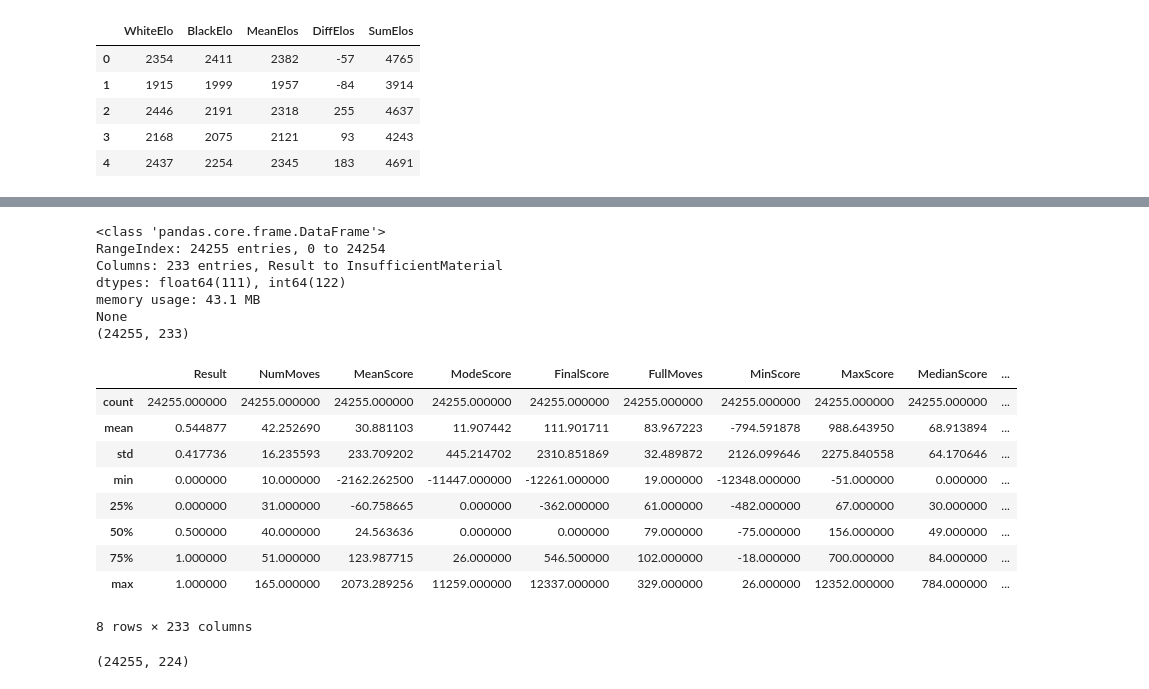
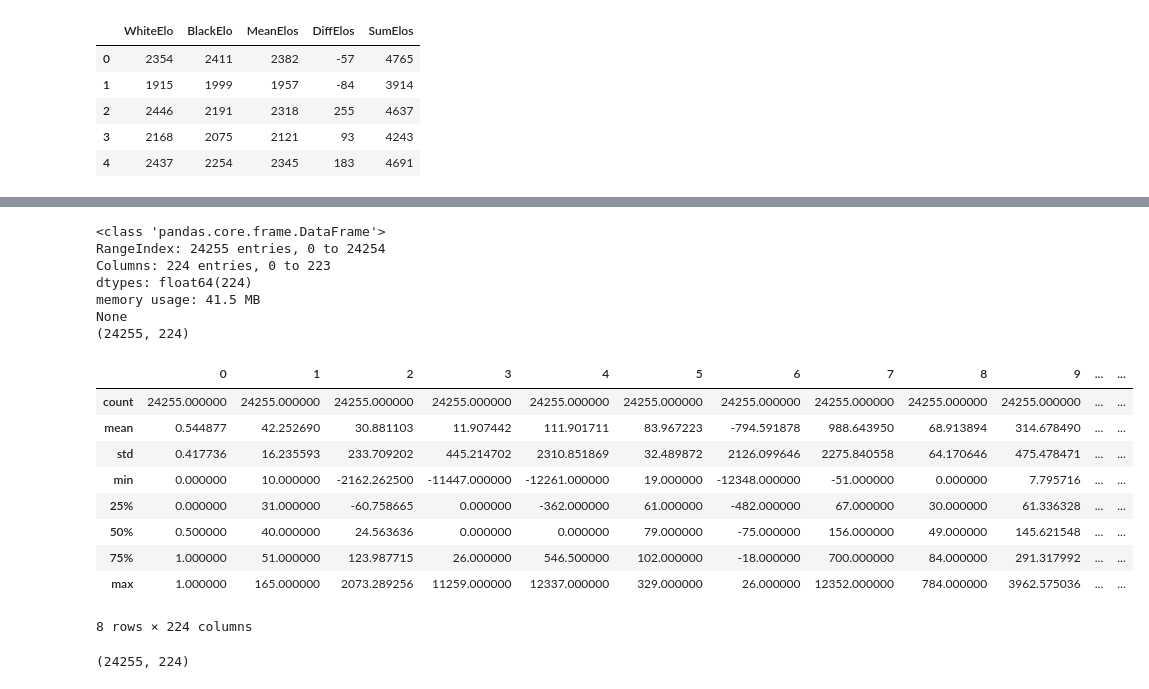
Before and after one commit to polinarod/PredictingRaitings, a Jupyter notebook: classifier.ipynb, the cells around one changed output, grey strips where cells are left out. Drawn from its saved outputs; the diff is of its cells as text; code cells hidden in the pictures.

```diff
--- a/classifier.ipynb
+++ b/classifier.ipynb
@@ -32,28 +45,28 @@ elos.head()
 # %%
 #features=pd.read_csv(r'C:\Users\Asus\PredictingRatings\data\features.csv')
-features=pd.read_csv(r'C:\Users\vznam\Downloads\PredictingRatings-master\data\features.csv')
+features=pd.read_csv(r'C:\Users\vznam\Downloads\PredictingRatings-master\data\features_new.csv')
 
 print(features.info())
 print(features.shape)
 features.describe()
 # %% [output]
 <class 'pandas.core.frame.DataFrame'>
 RangeIndex: 24255 entries, 0 to 24254
-Columns: 233 entries, Result to InsufficientMaterial
-dtypes: float64(111), int64(122)
-memory usage: 43.1 MB
+Columns: 224 entries, 0 to 223
+dtypes: float64(224)
+memory usage: 41.5 MB
 None
-(24255, 233)
+(24255, 224)
-|  | Result | NumMoves | MeanScore | ModeScore | FinalScore | FullMoves | MinScore | MaxScore | MedianScore | ... |
-| count | 24255.000000 | 24255.000000 | 24255.000000 | 24255.000000 | 24255.000000 | 24255.000000 | 24255.000000 | 24255.000000 | 24255.000000 | ... |
-| mean | 0.544877 | 42.252690 | 30.881103 | 11.907442 | 111.901711 | 83.967223 | -794.591878 | 988.643950 | 68.913894 | ... |
-| std | 0.417736 | 16.235593 | 233.709202 | 445.214702 | 2310.851869 | 32.489872 | 2126.099646 | 2275.840558 | 64.170646 | ... |
-| min | 0.000000 | 10.000000 | -2162.262500 | -11447.000000 | -12261.000000 | 19.000000 | -12348.000000 | -51.000000 | 0.000000 | ... |
-| 25% | 0.000000 | 31.000000 | -60.758665 | 0.000000 | -362.000000 | 61.000000 | -482.000000 | 67.000000 | 30.000000 | ... |
-| 50% | 0.500000 | 40.000000 | 24.563636 | 0.000000 | 0.000000 | 79.000000 | -75.000000 | 156.000000 | 49.000000 | ... |
-| 75% | 1.000000 | 51.000000 | 123.987715 | 26.000000 | 546.500000 | 102.000000 | -18.000000 | 700.000000 | 84.000000 | ... |
-| max | 1.000000 | 165.000000 | 2073.289256 | 11259.000000 | 12337.000000 | 329.000000 | 26.000000 | 12352.000000 | 784.000000 | ... |
+|  | 0 | 1 | 2 | 3 | 4 | 5 | 6 | 7 | 8 | 9 | ... | ... |
+| count | 24255.000000 | 24255.000000 | 24255.000000 | 24255.000000 | 24255.000000 | 24255.000000 | 24255.000000 | 24255.000000 | 24255.000000 | 24255.000000 | ... | ... |
+| mean | 0.544877 | 42.252690 | 30.881103 | 11.907442 | 111.901711 | 83.967223 | -794.591878 | 988.643950 | 68.913894 | 314.678490 | ... | ... |
+| std | 0.417736 | 16.235593 | 233.709202 | 445.214702 | 2310.851869 | 32.489872 | 2126.099646 | 2275.840558 | 64.170646 | 475.478471 | ... | ... |
+| min | 0.000000 | 10.000000 | -2162.262500 | -11447.000000 | -12261.000000 | 19.000000 | -12348.000000 | -51.000000 | 0.000000 | 7.795716 | ... | ... |
+| 25% | 0.000000 | 31.000000 | -60.758665 | 0.000000 | -362.000000 | 61.000000 | -482.000000 | 67.000000 | 30.000000 | 61.336328 | ... | ... |
+| 50% | 0.500000 | 40.000000 | 24.563636 | 0.000000 | 0.000000 | 79.000000 | -75.000000 | 156.000000 | 49.000000 | 145.621548 | ... | ... |
+| 75% | 1.000000 | 51.000000 | 123.987715 | 26.000000 | 546.500000 | 102.000000 | -18.000000 | 700.000000 | 84.000000 | 291.317992 | ... | ... |
+| max | 1.000000 | 165.000000 | 2073.289256 | 11259.000000 | 12337.000000 | 329.000000 | 26.000000 | 12352.000000 | 784.000000 | 3962.575036 | ... | ... |
-8 rows × 233 columns
+8 rows × 224 columns
 # %%
 selector = VarianceThreshold(threshold=(.8 * (1 - .8)))
 transform = selector.fit_transform(features)
```
Also changed, not shown: parts of 6 cells of this notebook, 4 other files.
